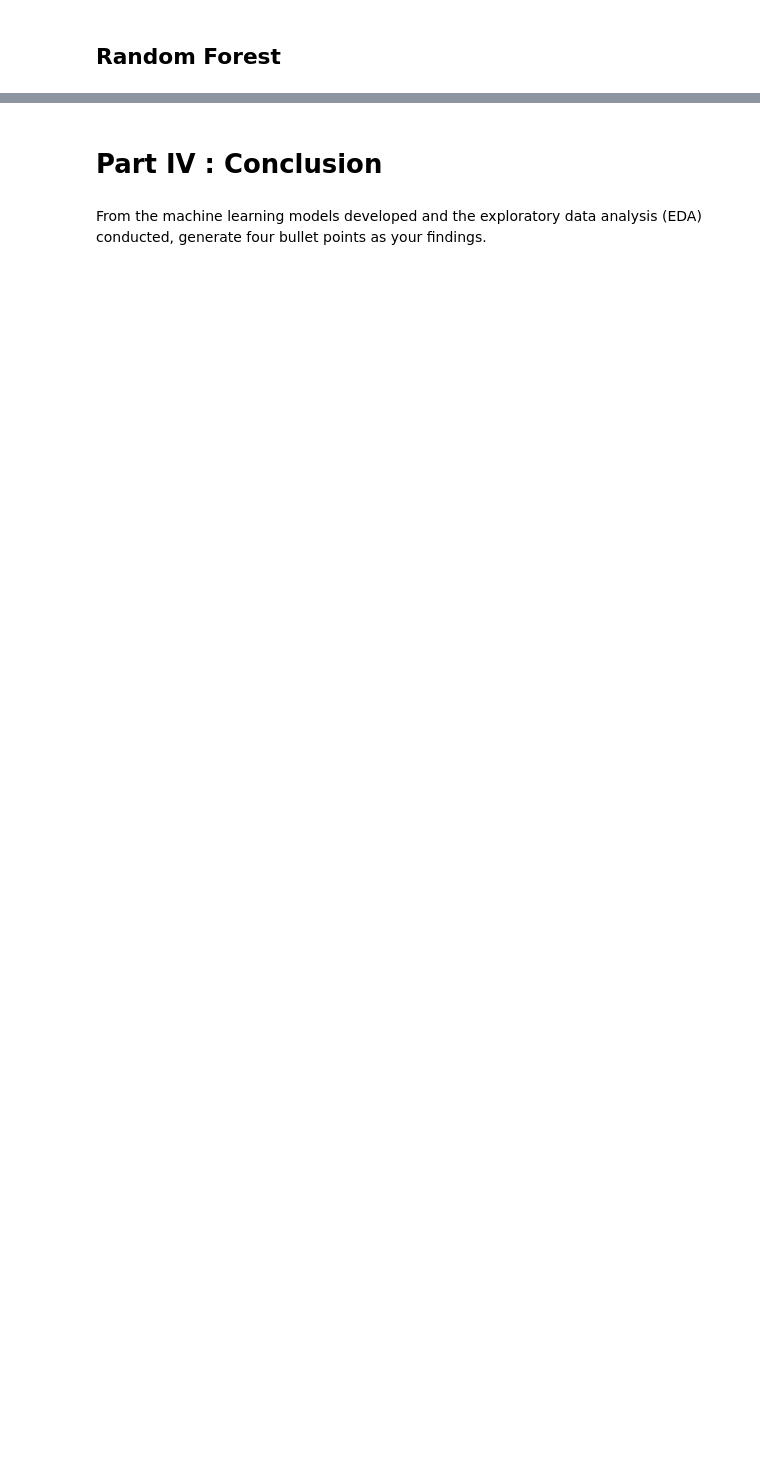
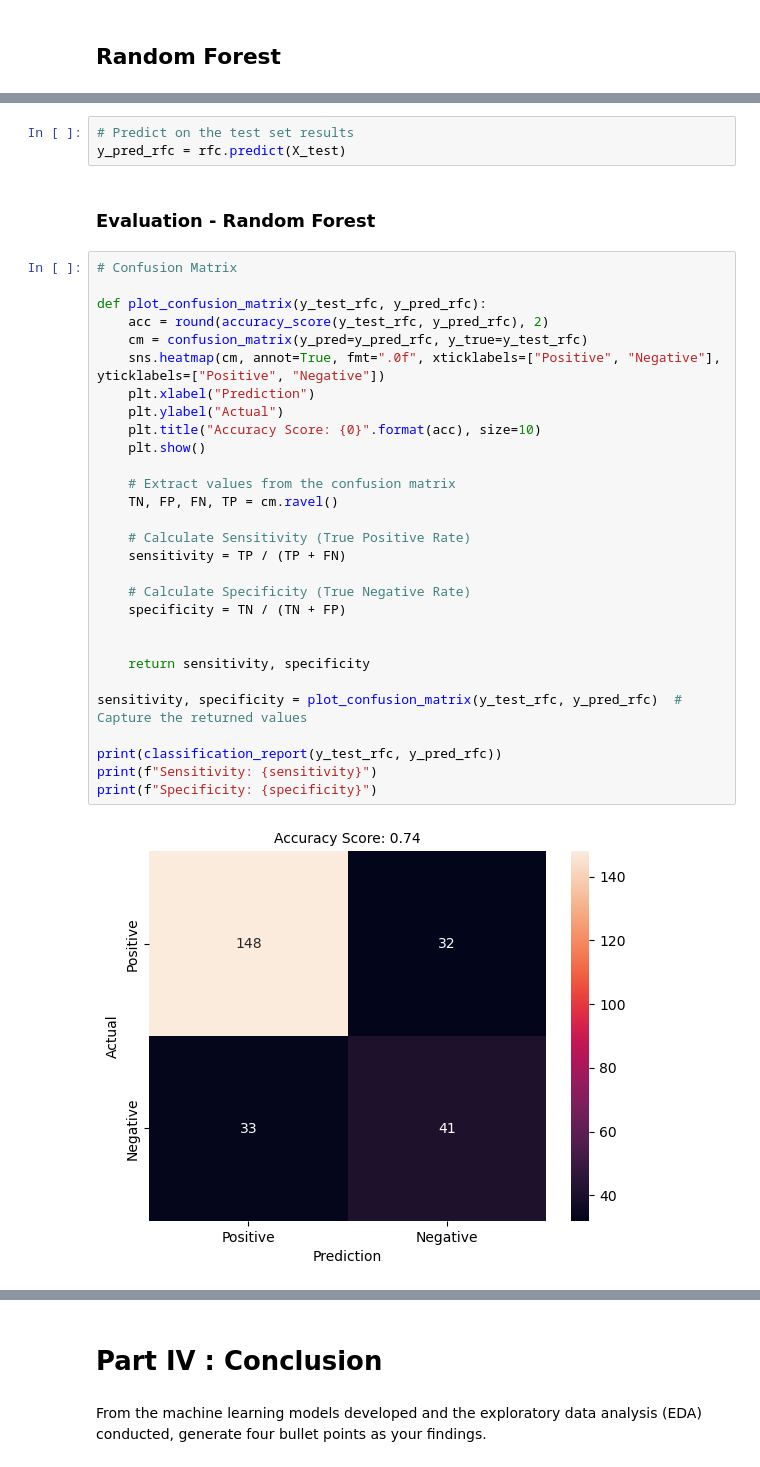
Before and after one commit to j-lepard/Predicting-Diabetes, a Jupyter notebook: Supervised Learning - Project.ipynb, the cells around one changed output, grey strips where cells are left out. Cells and saved outputs as stored; diff of their text form; blank space fills up the shorter version.

```diff
--- a/Supervised Learning - Project.ipynb
+++ b/Supervised Learning - Project.ipynb
@@ -896,0 +1005,36 @@ Model accuracy score with 100 decision-trees : 0.7441
+# %%
+# Predict on the test set results
+y_pred_rfc = rfc.predict(X_test)
+# %% [markdown]
+### Evaluation - Random Forest
+# %%
+# Confusion Matrix
+
+def plot_confusion_matrix(y_test_rfc, y_pred_rfc):
+    acc = round(accuracy_score(y_test_rfc, y_pred_rfc), 2)
+    cm = confusion_matrix(y_pred=y_pred_rfc, y_true=y_test_rfc)
+    sns.heatmap(cm, annot=True, fmt=".0f", xticklabels=["Positive", "Negative"], yticklabels=["Positive", "Negative"])
+    plt.xlabel("Prediction")
+    plt.ylabel("Actual")
+    plt.title("Accuracy Score: {0}".format(acc), size=10)
+    plt.show()
+
+    # Extract values from the confusion matrix
+    TN, FP, FN, TP = cm.ravel()
+
+    # Calculate Sensitivity (True Positive Rate)
+    sensitivity = TP / (TP + FN)
+
+    # Calculate Specificity (True Negative Rate)
+    specificity = TN / (TN + FP)
+
+
+    return sensitivity, specificity
+
+sensitivity, specificity = plot_confusion_matrix(y_test_rfc, y_pred_rfc)  # Capture the returned values
+
+print(classification_report(y_test_rfc, y_pred_rfc))
+print(f"Sensitivity: {sensitivity}")
+print(f"Specificity: {specificity}")
+# %% [output]
+[figure, added]
```
Also changed, not shown: parts of 12 cells of this notebook.
